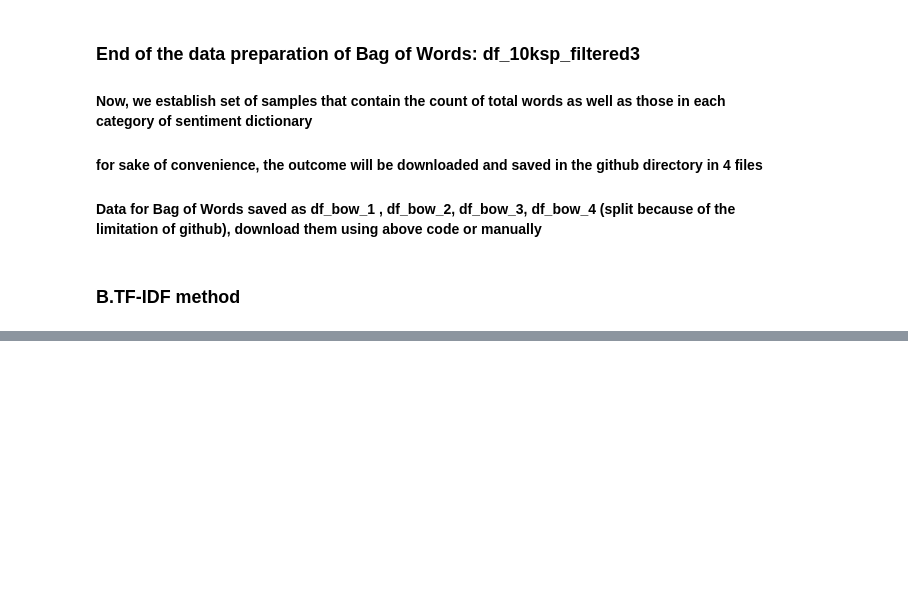
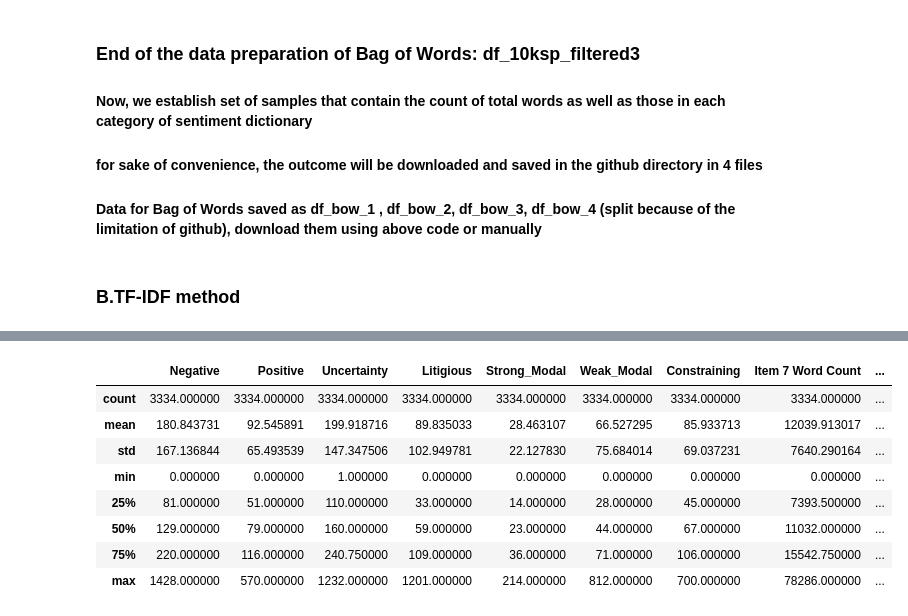
Before and after one commit to wanjeans33/10ksentimentalanalysis, a Jupyter notebook: 10kdata_wrangling.ipynb, the cells around one changed output, grey strips where cells are left out. Saved outputs shown, nothing was run; the diff lists cells and outputs as text; code cells hidden in the pictures; blank space fills up the shorter version.

Commit message:
update finbert

```diff
--- a/10kdata_wrangling.ipynb
+++ b/10kdata_wrangling.ipynb
@@ -829,0 +828,3 @@ df_10ksp_filtered4
+# %%
+#data preparation of FINBERT
+df_10ksp_filtered5=df_10ksp_filtered3.copy()
@@ -829,0 +848,16 @@ df_10ksp_filtered4
+# %%
+#Combine Item 7 Content and Item 7A Content, and Apply Sentiment Analysis:
+df_10ksp_filtered5['combined_content'] = df_10ksp_filtered5['Item 7 Content'] + " " + df_10ksp_filtered5['Item 7A Content']
+df_10ksp_filtered5['sentiment'], df_10ksp_filtered5['confidence'] = zip(*df_10ksp_filtered5['combined_content'].apply(sentiment_score_tensors))
+# %%
+df_10ksp_filtered5.describe()
+# %% [output]
+|  | Negative | Positive | Uncertainty | Litigious | Strong_Modal | Weak_Modal | Constraining | Item 7 Word Count | ... |
+| count | 3334.000000 | 3334.000000 | 3334.000000 | 3334.000000 | 3334.000000 | 3334.000000 | 3334.000000 | 3334.000000 | ... |
+| mean | 180.843731 | 92.545891 | 199.918716 | 89.835033 | 28.463107 | 66.527295 | 85.933713 | 12039.913017 | ... |
+| std | 167.136844 | 65.493539 | 147.347506 | 102.949781 | 22.127830 | 75.684014 | 69.037231 | 7640.290164 | ... |
+| min | 0.000000 | 0.000000 | 1.000000 | 0.000000 | 0.000000 | 0.000000 | 0.000000 | 0.000000 | ... |
+| 25% | 81.000000 | 51.000000 | 110.000000 | 33.000000 | 14.000000 | 28.000000 | 45.000000 | 7393.500000 | ... |
+| 50% | 129.000000 | 79.000000 | 160.000000 | 59.000000 | 23.000000 | 44.000000 | 67.000000 | 11032.000000 | ... |
+| 75% | 220.000000 | 116.000000 | 240.750000 | 109.000000 | 36.000000 | 71.000000 | 106.000000 | 15542.750000 | ... |
+| max | 1428.000000 | 570.000000 | 1232.000000 | 1201.000000 | 214.000000 | 812.000000 | 700.000000 | 78286.000000 | ... |
```
Also changed, not shown: parts of 7 cells of this notebook.
